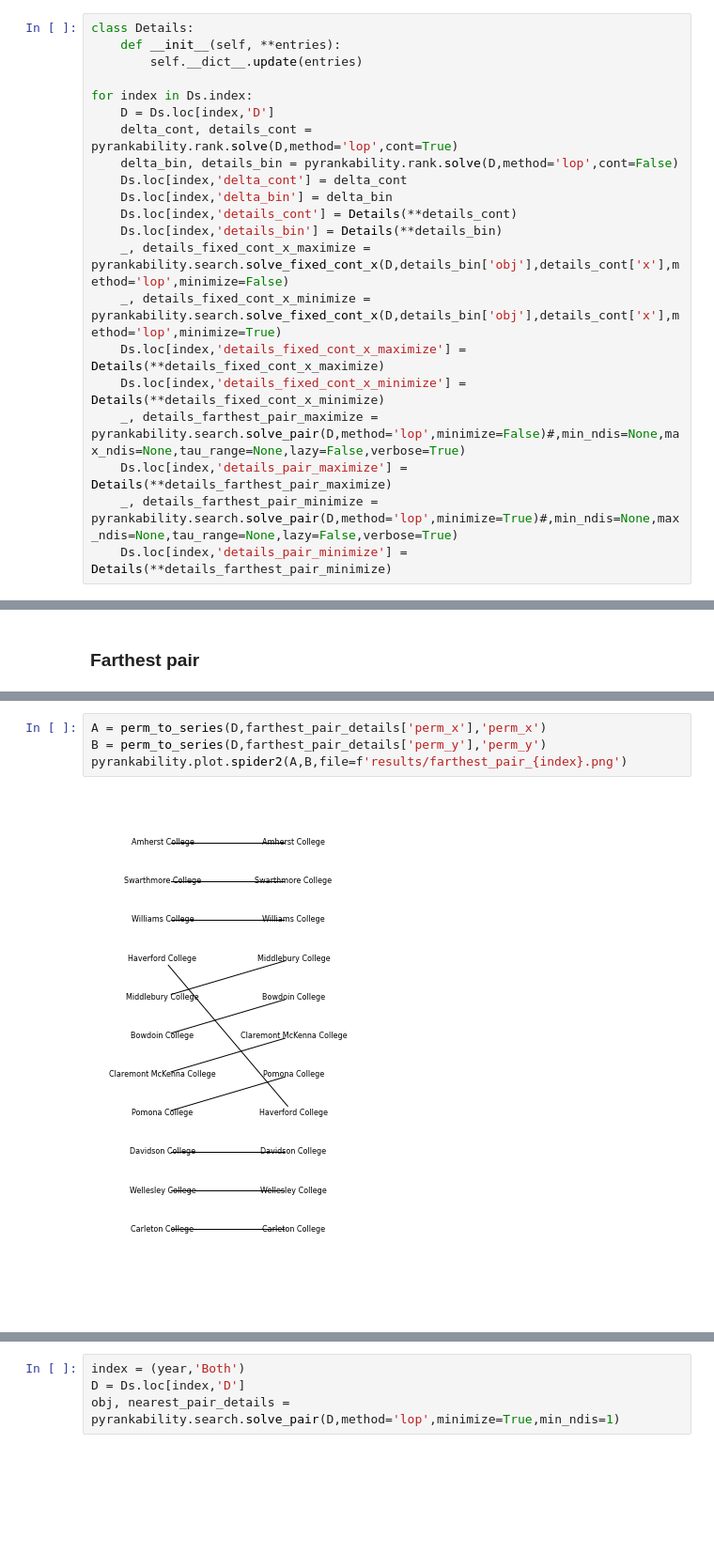
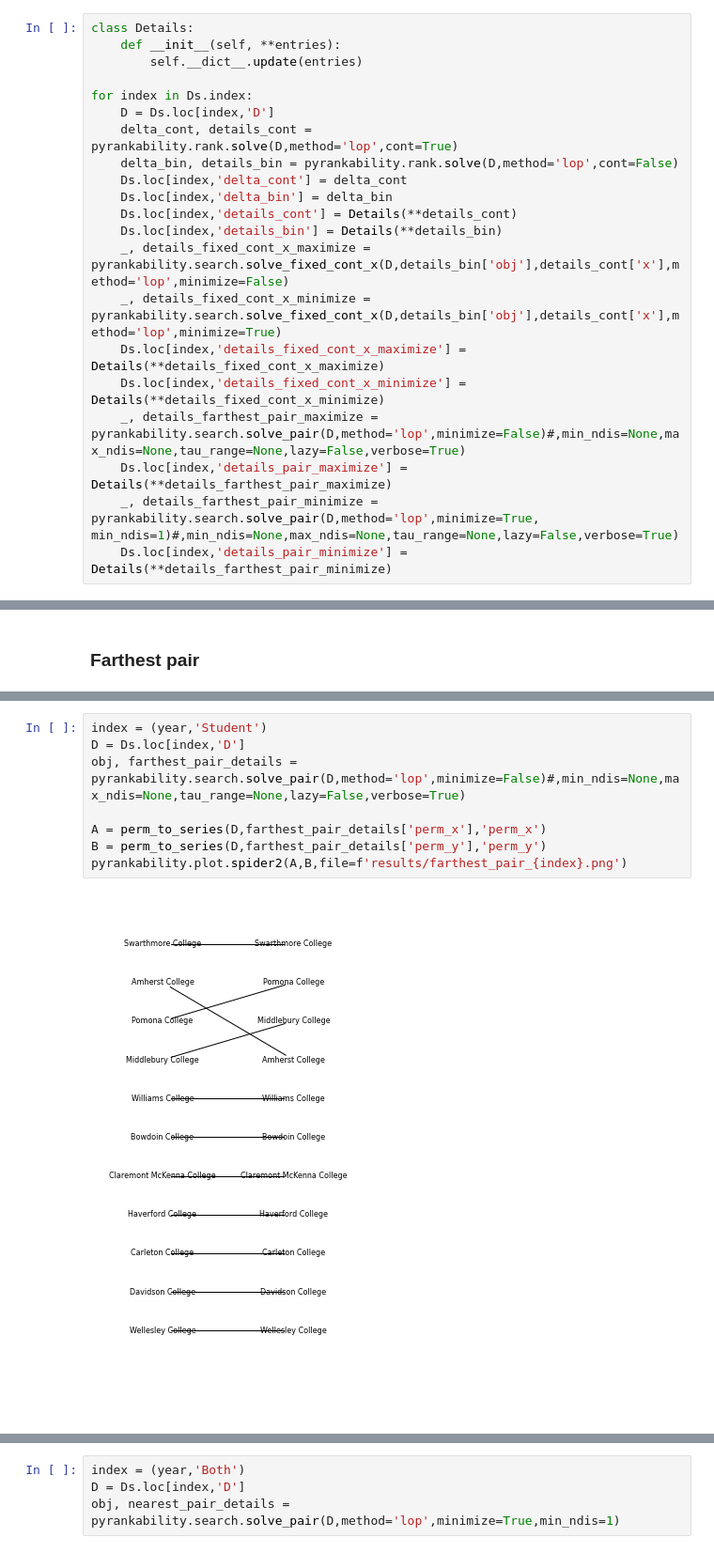
Before and after one commit to IGARDS/us_news_world_report_study, a Jupyter notebook: Analysis.ipynb, the cells around one changed output, grey strips where cells are left out. Shown at 94% size. Saved outputs shown, nothing was run; the diff lists cells and outputs as text; blank space fills up the shorter version.

```diff
--- a/Analysis.ipynb
+++ b/Analysis.ipynb
@@ -224,7 +232,7 @@ for index in Ds.index:
     Ds.loc[index,'details_fixed_cont_x_minimize'] = Details(**details_fixed_cont_x_minimize)
     _, details_farthest_pair_maximize = pyrankability.search.solve_pair(D,method='lop',minimize=False)#,min_ndis=None,max_ndis=None,tau_range=None,lazy=False,verbose=True)
     Ds.loc[index,'details_pair_maximize'] = Details(**details_farthest_pair_maximize)
-    _, details_farthest_pair_minimize = pyrankability.search.solve_pair(D,method='lop',minimize=True)#,min_ndis=None,max_ndis=None,tau_range=None,lazy=False,verbose=True)
+    _, details_farthest_pair_minimize = pyrankability.search.solve_pair(D,method='lop',minimize=True, min_ndis=1)#,min_ndis=None,max_ndis=None,tau_range=None,lazy=False,verbose=True)
     Ds.loc[index,'details_pair_minimize'] = Details(**details_farthest_pair_minimize)
 # %% [output]
 Using license file /home/jupyter-pander14/gurobi.lic
@@ -459,6 +473,10 @@ obj, farthest_pair_details = pyrankability.search.solve_pair(D,method='lop',mini
 # %%
+index = (year,'Student')
+D = Ds.loc[index,'D']
+obj, farthest_pair_details = pyrankability.search.solve_pair(D,method='lop',minimize=False)#,min_ndis=None,max_ndis=None,tau_range=None,lazy=False,verbose=True)
+
 A = perm_to_series(D,farthest_pair_details['perm_x'],'perm_x')
 B = perm_to_series(D,farthest_pair_details['perm_y'],'perm_y')
 pyrankability.plot.spider2(A,B,file=f'results/farthest_pair_{index}.png')
 # %% [output]
-[figure, old version]
+[figure, new version]
```
Also changed, not shown: parts of 14 cells of this notebook, 5 other files.
